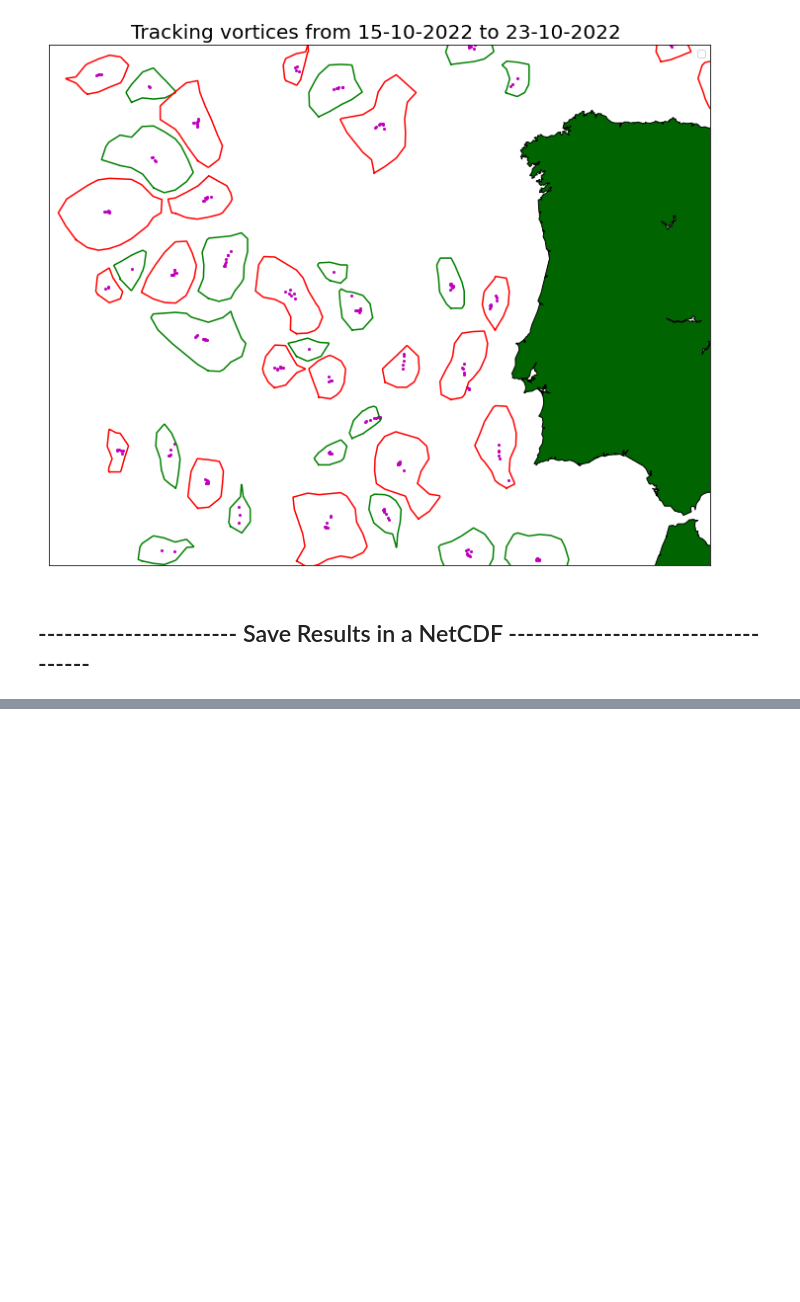
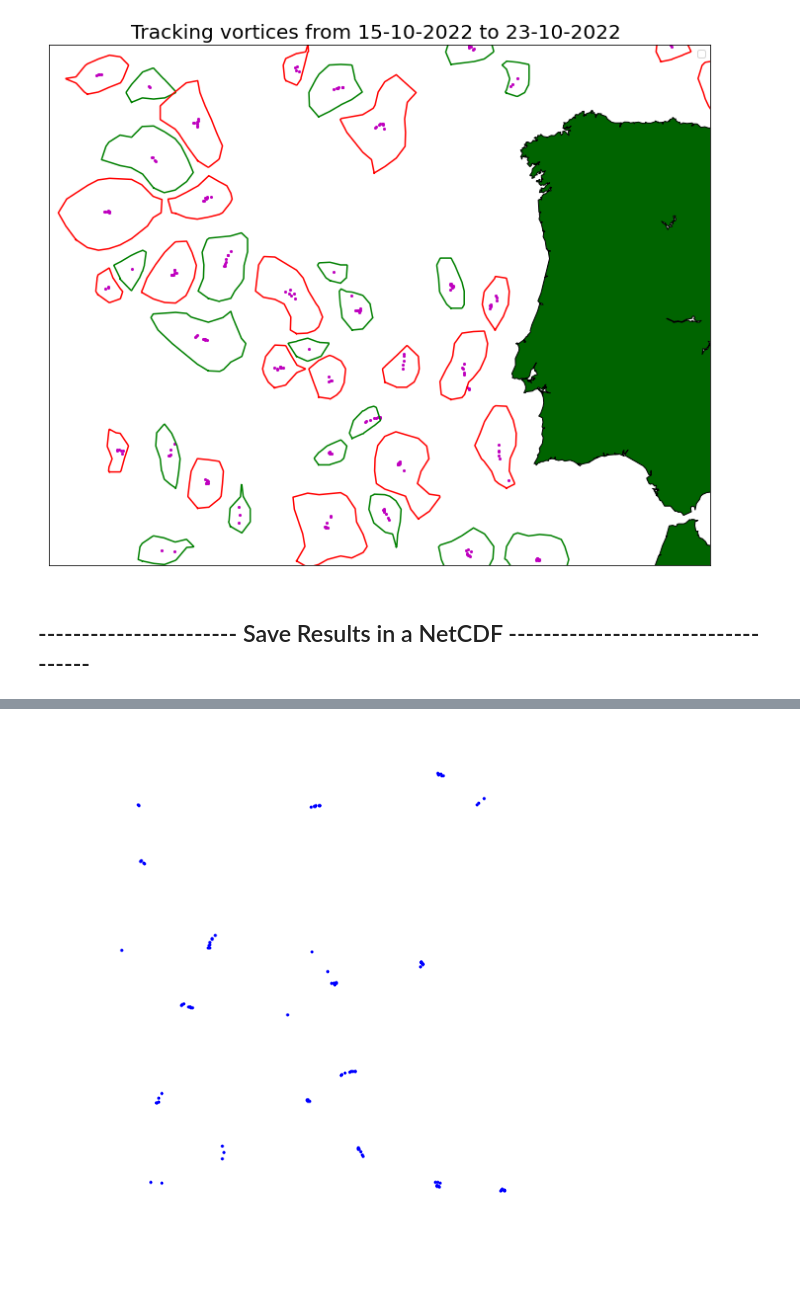
Before and after one commit to CoLAB-ATLANTIC/JUNO, a Jupyter notebook: notebooks/eddies_aviso2.ipynb, the cells around one changed output, grey strips where cells are left out. Cells and saved outputs as stored; diff of their text form; code cells hidden in the pictures; blank space fills up the shorter version.

```diff
--- a/notebooks/eddies_aviso2.ipynb
+++ b/notebooks/eddies_aviso2.ipynb
@@ -460,0 +507,13 @@ for j in range(len(centro_anti_x)):
+# %%
+fig = plt.figure(figsize=(12,10))
+plt.rcParams["figure.autolayout"] = True
+
+for j in range(len(centro_cyc_x)):
+    plt.scatter(centro_cyc_x[j], centro_cyc_y[j], marker='.', color='b');   #, linewidths=0.1
+
+plt.xlim([-20, -4]);
+plt.ylim([33, 46]);
+plt.axis('off');
+plt.savefig('/home/luisfigueiredo/JUNO/data/AVISO_images/image_centers_cyc_test.png')
+# %% [output]
+[figure, added]
```
Also changed, not shown: parts of 63 cells of this notebook, 2 other files.
